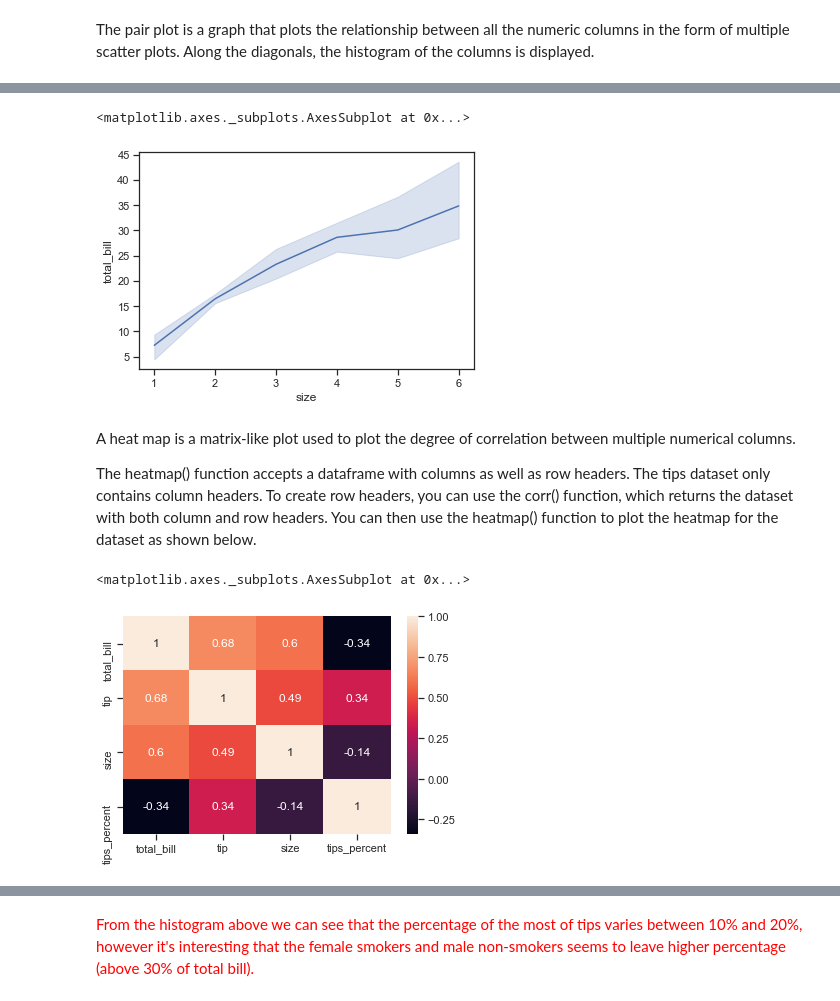
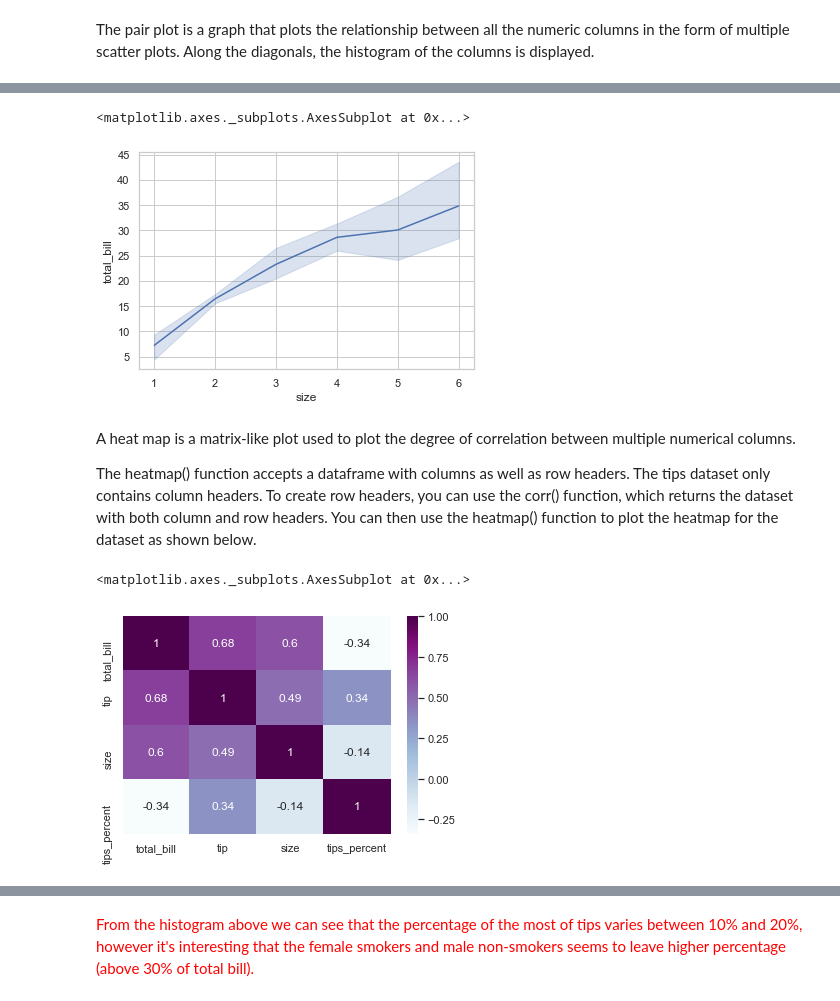
Before and after one commit to JuliaMal/Fundamentals_project, a Jupyter notebook: Tips.ipynb, the cells around one changed output, grey strips where cells are left out. Drawn from its saved outputs; the diff is of its cells as text; code cells hidden in the pictures.

```diff
--- a/Tips.ipynb
+++ b/Tips.ipynb
@@ -60,3 +60,6 @@ The Tips dataset includes the following Qualitative data:
 - Time
 # %% [markdown]
 Let's check how the qualitative data are distributed in our sample dataset. In the graphs below we are checking if our dataset has equal amount of Female vs Male, Non-smokers vs Smokers, how many Lunches vs Dinners were recorded and if we had the same amount of records done every  day within 4 days (from Thursday to Sunday).
+# %%
+sns.set_style("whitegrid")
+sns.countplot( x="sex", data=df, palette="BuPu")
@@ -157,7 +129,7 @@ Also we can visually represent the distribution of the total bills using a **his
 
 Histogram shows frequency distribution for a particular column in a dataset. For instance, if we want to see how many times the amount of total_bill is between 10-20, 20-30, 30-40 and so on, we can use a histogram.
 # %%
-sns.set()
-sns.distplot(df['total_bill'])
+sns.set_style("whitegrid")
+sns.distplot(df['total_bill'], color="rebeccapurple")
 # %% [output]
 <matplotlib.axes._subplots.AxesSubplot at 0x...>
@@ -385,8 +508,8 @@ sns.pairplot(df, hue='time', palette="PiYG")
 # %%
-sns.lineplot(x="size", y="total_bill", data=df)
+sns.lineplot(x="size", y="total_bill", data=df, palette="BuPu")
 # %% [output]
 <matplotlib.axes._subplots.AxesSubplot at 0x...>
-[figure, old version]
+[figure, new version]
 # %% [markdown]
 A heat map is a matrix-like plot used to plot the degree of correlation between multiple numerical columns.
 
@@ -394,10 +517,10 @@ The heatmap() function accepts a dataframe with columns as well as row headers.
 # %%
 # everythin ok, but remove tips_percent value
 corr = df.corr()
-sns.heatmap(corr, annot=True)
+sns.heatmap(corr, cmap="BuPu", annot=True)
 # %% [output]
 <matplotlib.axes._subplots.AxesSubplot at 0x...>
-[figure, old version]
+[figure, new version]
 # %%
 df['tips_percent'] = 100 *(df['tip'] / df['total_bill'])
 grid = sns.FacetGrid(df, row = "smoker", col = "sex", margin_titles=True)
```
Also changed, not shown: parts of 44 cells of this notebook.
